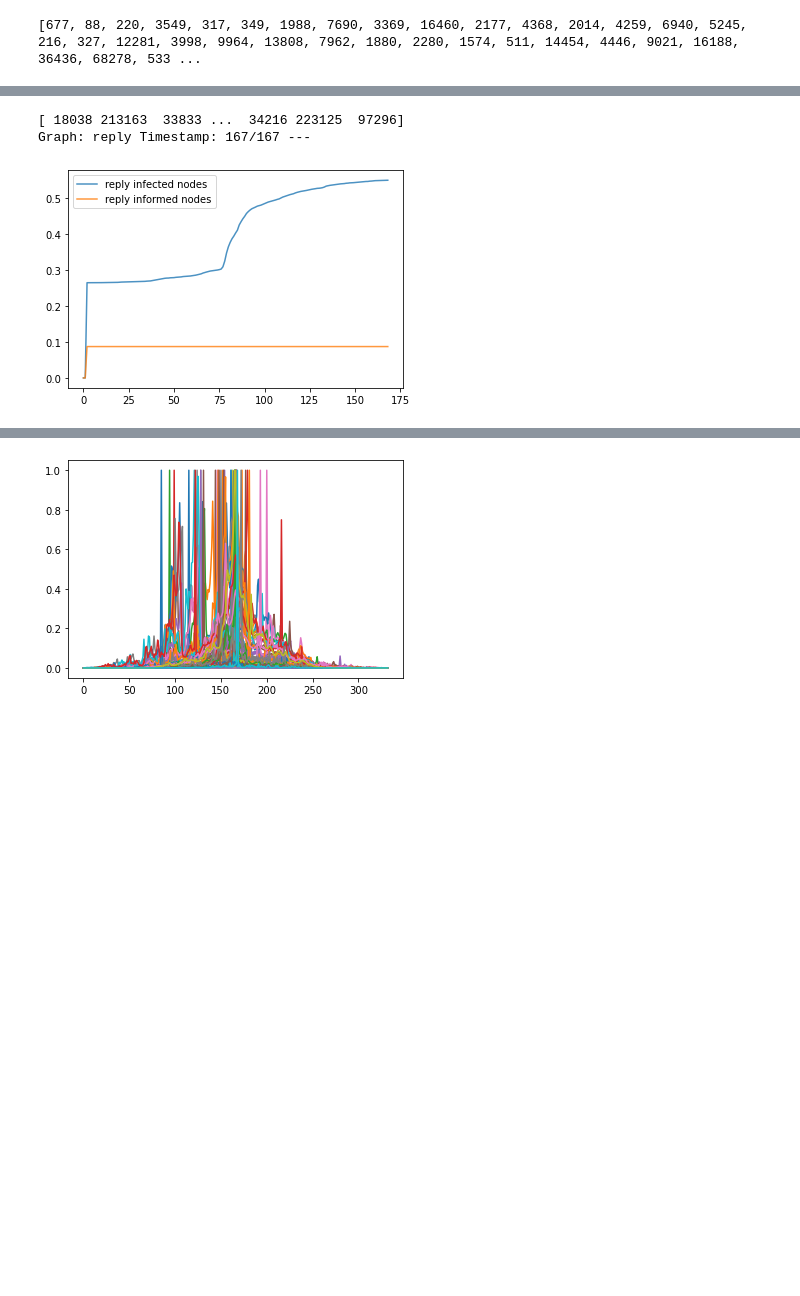
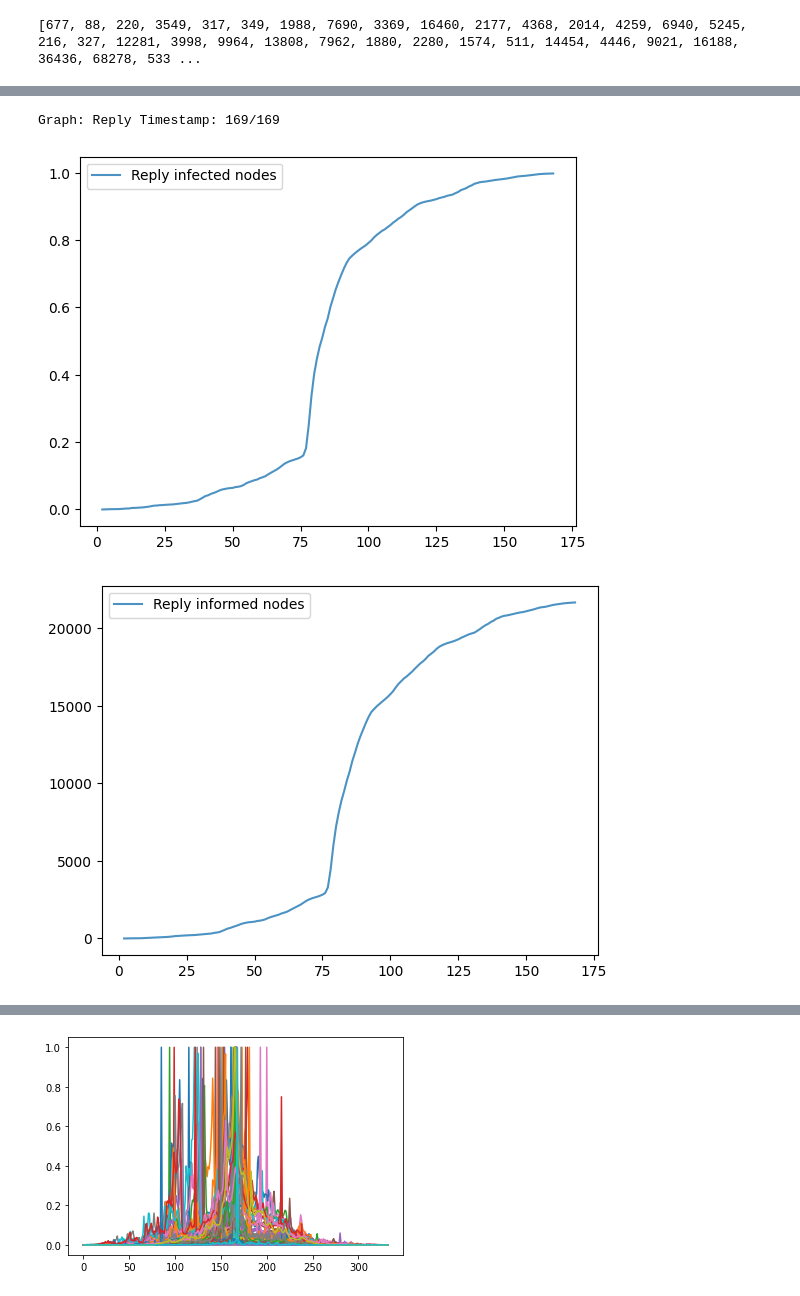
Before and after one commit to francescoopiccoli/higgs-twitter-network-science, a Jupyter notebook: src/process_final.ipynb, the cells around one changed output, grey strips where cells are left out. Saved outputs shown, nothing was run; the diff lists cells and outputs as text; code cells hidden in the pictures; blank space fills up the shorter version.

Commit message:
Add tweet type dynamics

```diff
--- a/src/process_final.ipynb
+++ b/src/process_final.ipynb
@@ -9 +11,6 @@ from time import time
+# %%
+class GraphType(Enum):
+    REPLY = auto()
+    MENTION = auto()
+    RETWEET = auto()
 # %%
@@ -137,7 +239,7 @@ create_subgraphs()
 G_reply = nx.read_edgelist("../output/reply_timestamps.edgelist", nodetype=int, data=(('time',int),), create_using=nx.DiGraph)
 G_mention = nx.read_edgelist("../output/mention_timestamps.edgelist", nodetype=int, data=(('time', int),),  create_using=nx.DiGraph)
 G_retweet = nx.read_edgelist("../output/retweet_timestamps.edgelist", nodetype=int, data=(('time', int),), create_using=nx.DiGraph)
-G_social = nx.read_edgelist("../network-data/higgs-social_network.edgelist", nodetype=int, create_using=nx.DiGraph)
+G_social = nx.read_edgelist("../data/higgs-social_network.edgelist", nodetype=int, create_using=nx.DiGraph)
 
 G_reply_lcc = largest_connected_component(G_reply)
 G_mention_lcc = largest_connected_component(G_mention)
@@ -252,8 +368,8 @@ print(end_timestamp)
 # %%
-infected_nodes, informed_nodes, infected_nodes_time, informed_nodes_time = simulate_spreading(G_reply_lcc_df,\
-            G_social_df, max_degree_reply[0], start_timestamp, end_timestamp, len(G_reply_lcc.nodes()),\
-            len(G_social.nodes()), name="reply", plot=True)
+%%time
+infected_nodes, informed_nodes, infected_nodes_time, informed_nodes_time = simulate_spreading(G_reply_lcc_df, \
+            G_social_df, max_degree_reply[0], start_timestamp, end_timestamp, GraphType.REPLY, name="Reply", plot=True)
 # %% [output]
-[ 18038 213163  33833 ...  34216 223125  97296]
-Graph: reply Timestamp: 167/167 ---
+Graph: Reply Timestamp: 169/169
-[figure, old version]
+[figure, new version]
+[figure, added]
```
Also changed, not shown: parts of 11 cells of this notebook.
